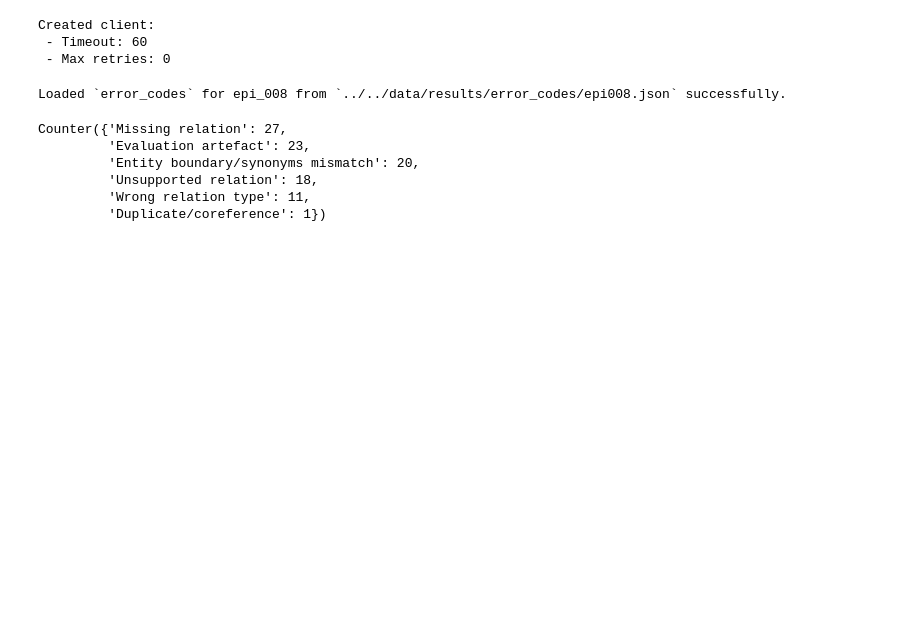
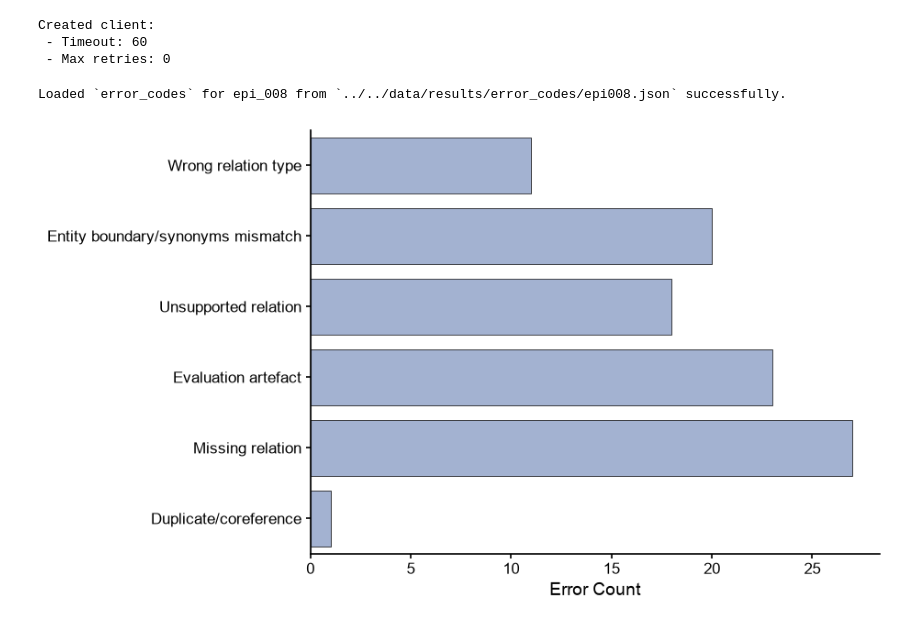
Before and after one commit to wesroots/biomedical_kg_thesis, a Jupyter notebook: src/experiments/error_analysis.ipynb, the cells around one changed output. Cells and saved outputs as stored; diff of their text form; code cells hidden in the pictures; blank space fills up the shorter version.

```diff
--- a/src/experiments/error_analysis.ipynb
+++ b/src/experiments/error_analysis.ipynb
@@ -126,13 +129,21 @@ else:
 # %% [output]
 Loaded `error_codes` for epi_008 from `../../data/results/error_codes/epi008.json` successfully.
 # %%
-code_counts = Counter(error["category"] for error in error_codes)
+code_counts = pd.Series(Counter(error["category"] for error in error_codes))
 # %%
-code_counts
+plt.rcParams['font.family'] = 'arial'
+
+fig, ax = plt.subplots(figsize=(8,6))
+
+sns.barplot(
+    x=code_counts.values,
+    y=code_counts.index,
+    ax=ax,
+    color="#9bafd9",
+    edgecolor="black",
+    linewidth=0.5
+)
+
+format_axes(ax, "Error")
 # %% [output]
-Counter({'Missing relation': 27,
-         'Evaluation artefact': 23,
-         'Entity boundary/synonyms mismatch': 20,
-         'Unsupported relation': 18,
-         'Wrong relation type': 11,
-         'Duplicate/coreference': 1})
+[figure, added]
```
Also changed, not shown: parts of 2 cells of this notebook, 1 other file.
